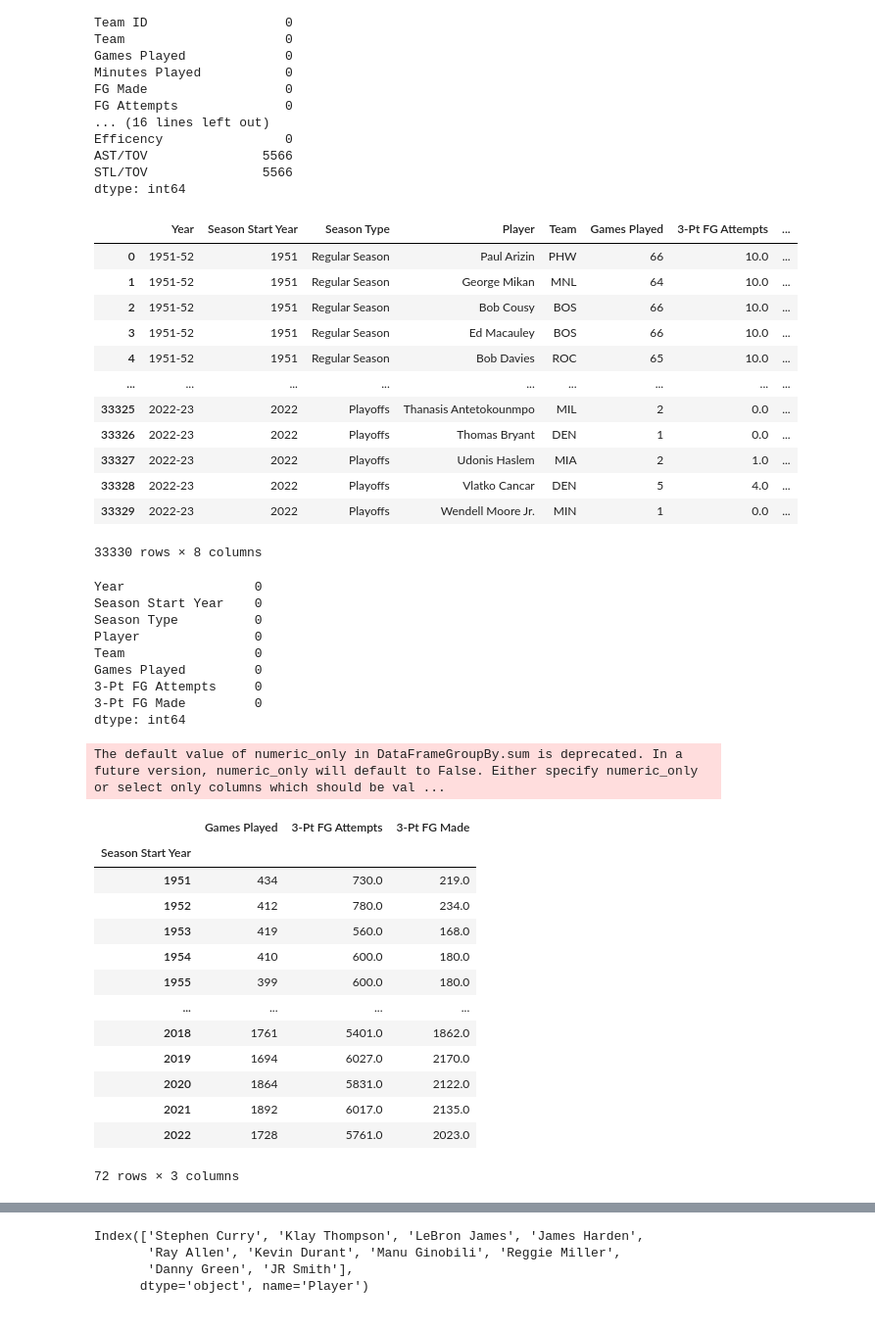
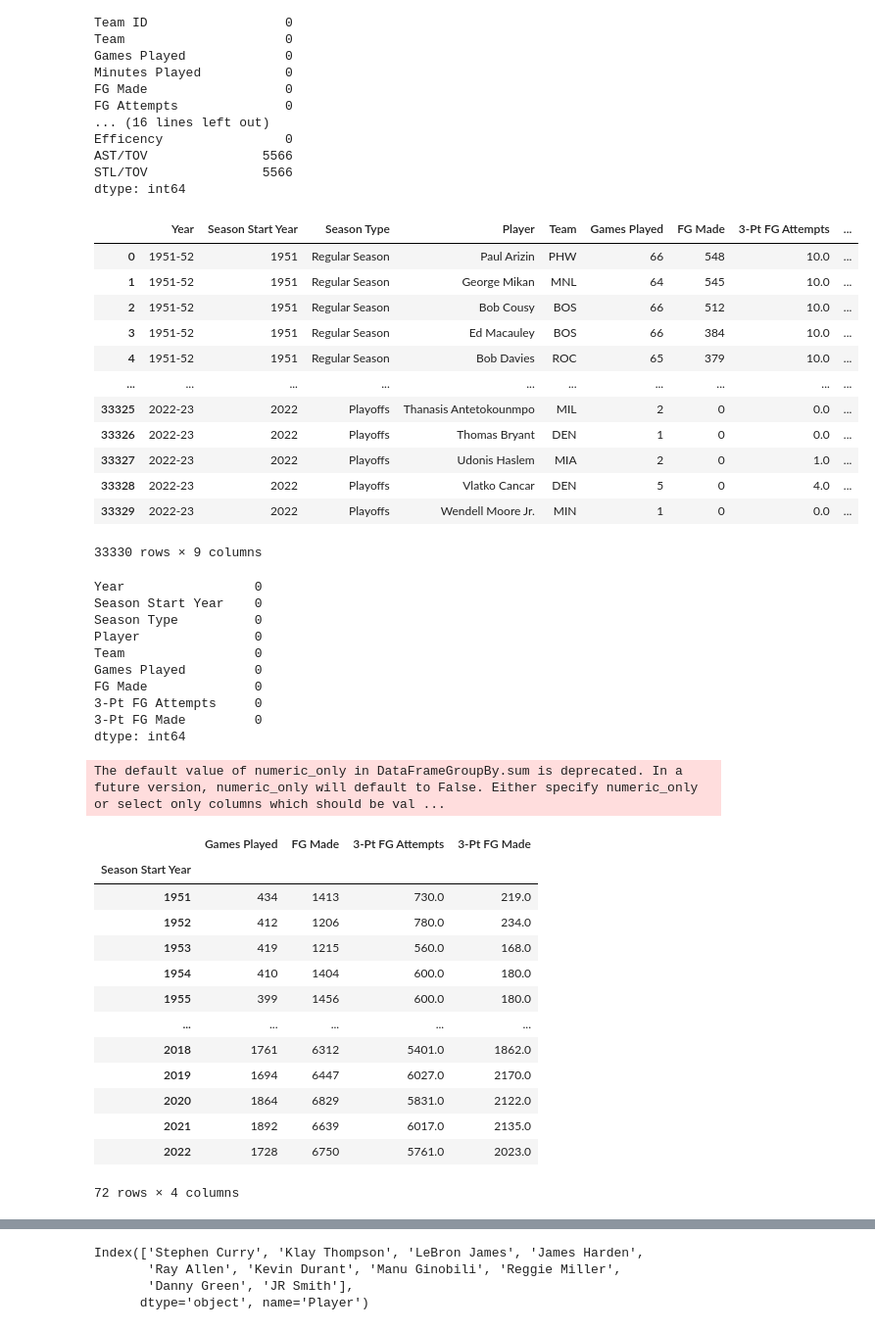
Before and after one commit to asieduofeijnr/archive, a Jupyter notebook: Solomon Asiedu-Ofei Notebook.ipynb, the cells around one changed output, grey strips where cells are left out. Shown at 98% size. Cells and saved outputs as stored; diff of their text form; code cells hidden in the pictures.

```diff
--- a/Solomon Asiedu-Ofei Notebook.ipynb
+++ b/Solomon Asiedu-Ofei Notebook.ipynb
@@ -114,25 +114,25 @@ AST/TOV               5566
 STL/TOV               5566
 dtype: int64
 # %%
-threepointscolumns = [ "Year", "Season Start Year", "Season Type", "Player", "Team","Games Played","3-Pt FG Attempts", "3-Pt FG Made" ]
+threepointscolumns = [ "Year", "Season Start Year", "Season Type", "Player", "Team","Games Played","FG Made", "3-Pt FG Attempts", "3-Pt FG Made" ]
 threepointsdf = nba_data[threepointscolumns]
 threepointsdf = threepointsdf.reset_index()
 threepointsdf = threepointsdf.drop("index", axis=1)
 threepointsdf
 # %% [output]
-|  | Year | Season Start Year | Season Type | Player | Team | Games Played | 3-Pt FG Attempts | ... |
-| 0 | 1951-52 | 1951 | Regular Season | Paul Arizin | PHW | 66 | 10.0 | ... |
-| 1 | 1951-52 | 1951 | Regular Season | George Mikan | MNL | 64 | 10.0 | ... |
-| 2 | 1951-52 | 1951 | Regular Season | Bob Cousy | BOS | 66 | 10.0 | ... |
-| 3 | 1951-52 | 1951 | Regular Season | Ed Macauley | BOS | 66 | 10.0 | ... |
-| 4 | 1951-52 | 1951 | Regular Season | Bob Davies | ROC | 65 | 10.0 | ... |
-| ... | ... | ... | ... | ... | ... | ... | ... | ... |
-| 33325 | 2022-23 | 2022 | Playoffs | Thanasis Antetokounmpo | MIL | 2 | 0.0 | ... |
-| 33326 | 2022-23 | 2022 | Playoffs | Thomas Bryant | DEN | 1 | 0.0 | ... |
-| 33327 | 2022-23 | 2022 | Playoffs | Udonis Haslem | MIA | 2 | 1.0 | ... |
-| 33328 | 2022-23 | 2022 | Playoffs | Vlatko Cancar | DEN | 5 | 4.0 | ... |
-| 33329 | 2022-23 | 2022 | Playoffs | Wendell Moore Jr. | MIN | 1 | 0.0 | ... |
+|  | Year | Season Start Year | Season Type | Player | Team | Games Played | FG Made | 3-Pt FG Attempts | ... |
+| 0 | 1951-52 | 1951 | Regular Season | Paul Arizin | PHW | 66 | 548 | 10.0 | ... |
+| 1 | 1951-52 | 1951 | Regular Season | George Mikan | MNL | 64 | 545 | 10.0 | ... |
+| 2 | 1951-52 | 1951 | Regular Season | Bob Cousy | BOS | 66 | 512 | 10.0 | ... |
+| 3 | 1951-52 | 1951 | Regular Season | Ed Macauley | BOS | 66 | 384 | 10.0 | ... |
+| 4 | 1951-52 | 1951 | Regular Season | Bob Davies | ROC | 65 | 379 | 10.0 | ... |
+| ... | ... | ... | ... | ... | ... | ... | ... | ... | ... |
+| 33325 | 2022-23 | 2022 | Playoffs | Thanasis Antetokounmpo | MIL | 2 | 0 | 0.0 | ... |
+| 33326 | 2022-23 | 2022 | Playoffs | Thomas Bryant | DEN | 1 | 0 | 0.0 | ... |
+| 33327 | 2022-23 | 2022 | Playoffs | Udonis Haslem | MIA | 2 | 0 | 1.0 | ... |
+| 33328 | 2022-23 | 2022 | Playoffs | Vlatko Cancar | DEN | 5 | 0 | 4.0 | ... |
+| 33329 | 2022-23 | 2022 | Playoffs | Wendell Moore Jr. | MIN | 1 | 0 | 0.0 | ... |
-33330 rows × 8 columns
+33330 rows × 9 columns
 # %%
 threepointsdf = threepointsdf.loc[threepointsdf["Season Type"] == "Playoffs"]
 # %%
@@ -144,6 +144,7 @@ Season Type          0
 Player               0
 Team                 0
 Games Played         0
+FG Made              0
 3-Pt FG Attempts     0
 3-Pt FG Made         0
 dtype: int64
@@ -152,20 +153,20 @@ three_for_graph = threepointsdf.groupby("Season Start Year").sum()
 three_for_graph
 # %% [output]
 The default value of numeric_only in DataFrameGroupBy.sum is deprecated. In a future version, numeric_only will default to False. Either specify numeric_only or select only columns which should be val ...
-|  | Games Played | 3-Pt FG Attempts | 3-Pt FG Made |
-| Season Start Year |  |  |  |
-| 1951 | 434 | 730.0 | 219.0 |
-| 1952 | 412 | 780.0 | 234.0 |
-| 1953 | 419 | 560.0 | 168.0 |
-| 1954 | 410 | 600.0 | 180.0 |
-| 1955 | 399 | 600.0 | 180.0 |
-| ... | ... | ... | ... |
-| 2018 | 1761 | 5401.0 | 1862.0 |
-| 2019 | 1694 | 6027.0 | 2170.0 |
-| 2020 | 1864 | 5831.0 | 2122.0 |
-| 2021 | 1892 | 6017.0 | 2135.0 |
-| 2022 | 1728 | 5761.0 | 2023.0 |
+|  | Games Played | FG Made | 3-Pt FG Attempts | 3-Pt FG Made |
+| Season Start Year |  |  |  |  |
+| 1951 | 434 | 1413 | 730.0 | 219.0 |
+| 1952 | 412 | 1206 | 780.0 | 234.0 |
+| 1953 | 419 | 1215 | 560.0 | 168.0 |
+| 1954 | 410 | 1404 | 600.0 | 180.0 |
+| 1955 | 399 | 1456 | 600.0 | 180.0 |
+| ... | ... | ... | ... | ... |
+| 2018 | 1761 | 6312 | 5401.0 | 1862.0 |
+| 2019 | 1694 | 6447 | 6027.0 | 2170.0 |
+| 2020 | 1864 | 6829 | 5831.0 | 2122.0 |
+| 2021 | 1892 | 6639 | 6017.0 | 2135.0 |
+| 2022 | 1728 | 6750 | 5761.0 | 2023.0 |
-72 rows × 3 columns
+72 rows × 4 columns
 # %%
 x = three_for_graph.index
 a = three_for_graph["Games Played"]
```
Also changed, not shown: parts of 7 cells of this notebook, 3 other files.
